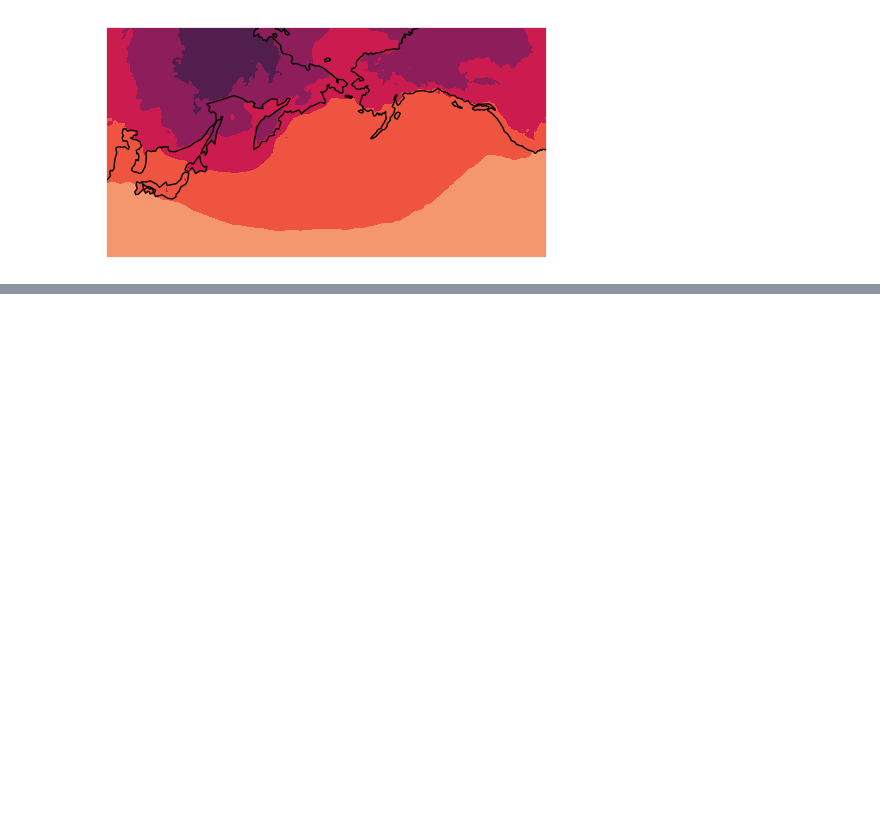
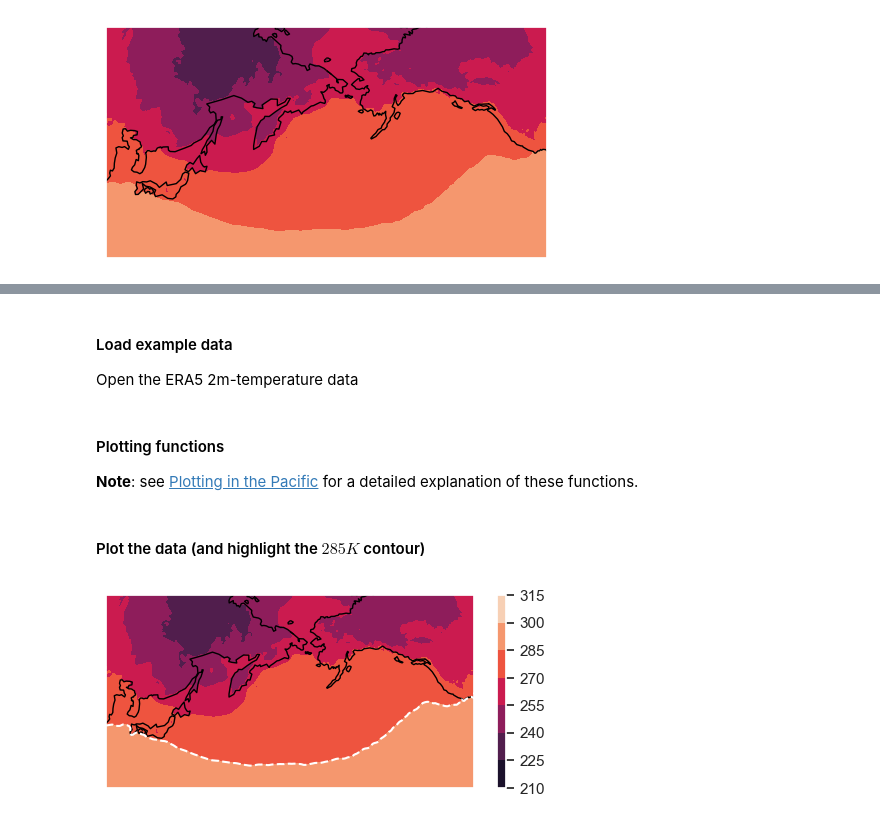
Before and after one commit to ktcarr/whoi-climate-data-tutorial, a Jupyter notebook: scripts/other_examples.ipynb, the cells around one changed output, grey strips where cells are left out. Cells and saved outputs as stored; diff of their text form; code cells hidden in the pictures; blank space fills up the shorter version.

Commit message:
example: highlighting a single contour line

```diff
--- a/scripts/other_examples.ipynb
+++ b/scripts/other_examples.ipynb
@@ -142,0 +148,16 @@ for proj in [proj_PC, proj_ortho]:
+# %% [markdown]
+#### Load example data
+Open the ERA5 2m-temperature data
+# %%
+## get list of files
+file_pattern = os.path.join(era5_t2m_path, "*.nc")
+file_list = sorted(glob.glob(file_pattern))
+
+## load the first one
+t2m = xr.open_dataset(file_list[0])
+
+## Get the first time step, and load into memory with ".compute()"
+t2m = t2m["t2m"].isel(time=0).compute()
+# %% [markdown]
+#### Plotting functions
+__Note__: see [Plotting in the Pacific](#Plotting-in-the-Pacific) for a detailed explanation of these functions.
@@ -142,0 +185,47 @@ for proj in [proj_PC, proj_ortho]:
+# %% [markdown]
+#### Plot the data (and highlight the $285 K$ contour)
+# %%
+## make blank figure
+fig = plt.figure(figsize=(6, 2.5))
+
+## plot pacific background
+ax = plot_setup_pacific(
+    fig, projection=ccrs.Orthographic(central_longitude=180, central_latitude=50)
+)
+
+## plot the data
+plot_data = ax.contourf(t2m.longitude, t2m.latitude, t2m, transform=ccrs.PlateCarree())
+
+## Add a colorbar
+cb = fig.colorbar(plot_data)
+
+##### Highlight a specified contour value #####
+
+## specify which value to highlight
+contour_value = 285
+
+## Create list of contour levels to pass to the plotting function.
+## We'll pad the contour value we want to plot with -/+ a big number:
+## we have to add these "pad" values because the plotting function
+## (ax.contour) will throw an error if we only pass only one value.
+## The pad value is chosen to be outside of the range of the data values
+## so isn't plotted.
+pad_value = 1e10
+levels = [-pad_value, contour_value, pad_value]
+
+## call the plotting function
+ax.contour(
+    t2m.longitude,
+    t2m.latitude,
+    t2m,
+    transform=ccrs.PlateCarree(),
+    levels=levels,
+    colors="white",
+    linestyles="dashed",
+)
+
+################################################
+
+plt.show()
+# %% [output]
+[figure, added]
```
Also changed, not shown: parts of 4 cells of this notebook.
